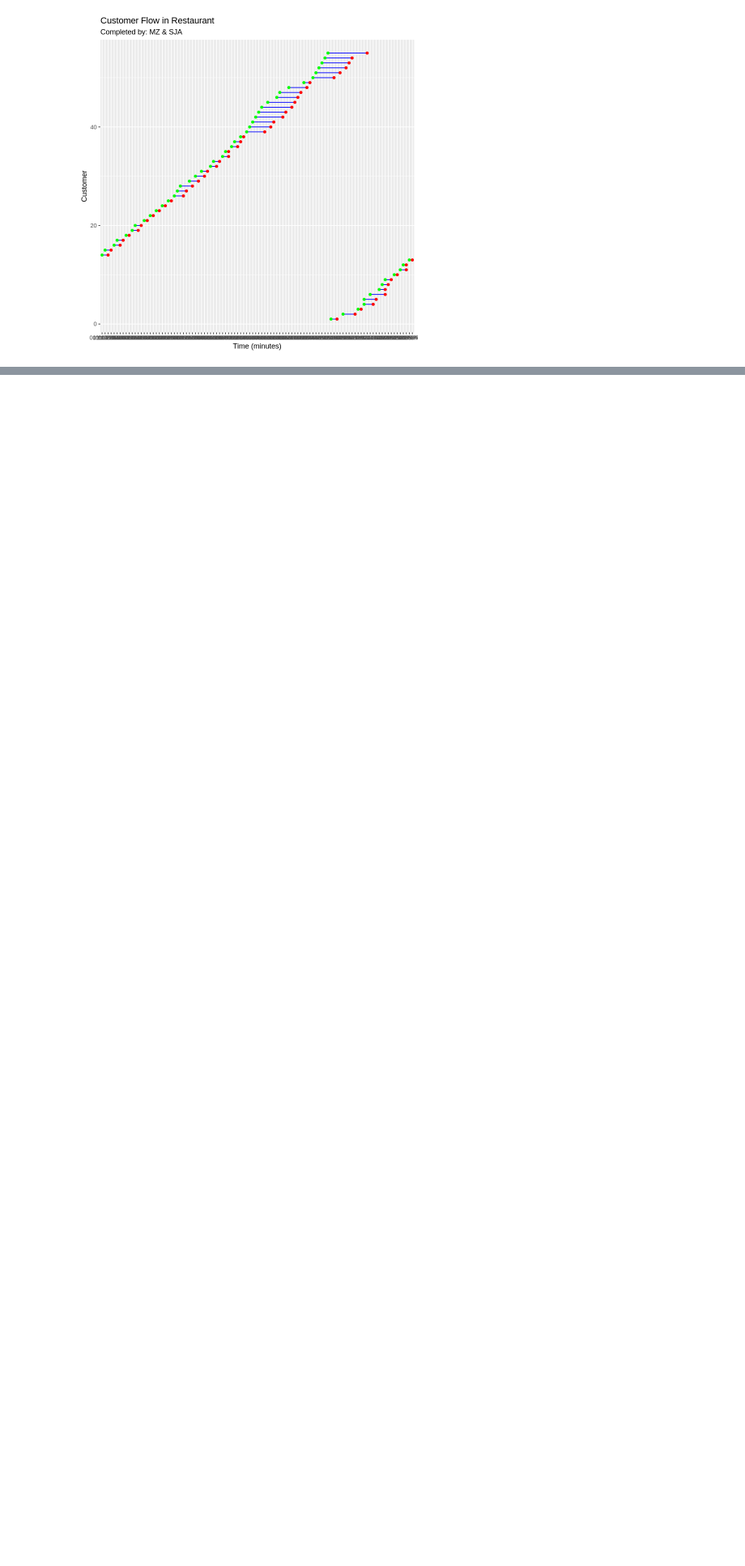
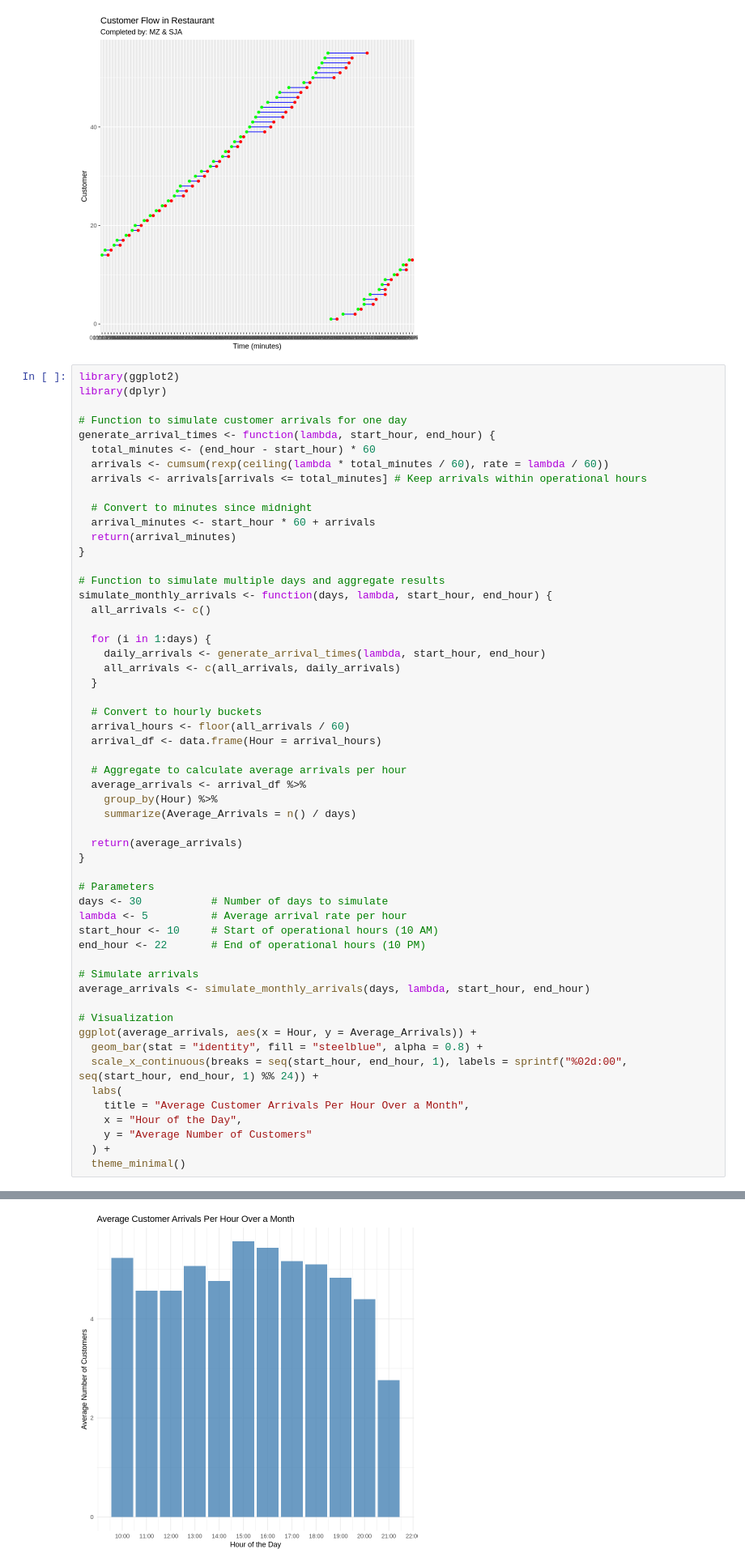
Before and after one commit to zoraizmohammad/dukeClasses, a Jupyter notebook: sta240/finalProject/STA240FinalSimulation.ipynb, the cells around one changed output, grey strips where cells are left out. Shown at 81% size. Drawn from its saved outputs; the diff is of its cells as text; blank space fills up the shorter version.

Commit message:
Making edits and more cumulative graphs.

```diff
--- a/sta240/finalProject/STA240FinalSimulation.ipynb
+++ b/sta240/finalProject/STA240FinalSimulation.ipynb
@@ -208,3 +208,59 @@ plot_simulation <- function(simulation) {
 plot_simulation(simulation_result)
 # %% [output]
 [figure]
+# %%
+library(ggplot2)
+library(dplyr)
+
+# Function to simulate customer arrivals for one day
+generate_arrival_times <- function(lambda, start_hour, end_hour) {
+  total_minutes <- (end_hour - start_hour) * 60
+  arrivals <- cumsum(rexp(ceiling(lambda * total_minutes / 60), rate = lambda / 60))
+  arrivals <- arrivals[arrivals <= total_minutes] # Keep arrivals within operational hours
+
+  # Convert to minutes since midnight
+  arrival_minutes <- start_hour * 60 + arrivals
+  return(arrival_minutes)
+}
+
+# Function to simulate multiple days and aggregate results
+simulate_monthly_arrivals <- function(days, lambda, start_hour, end_hour) {
+  all_arrivals <- c()
+
+  for (i in 1:days) {
+    daily_arrivals <- generate_arrival_times(lambda, start_hour, end_hour)
+    all_arrivals <- c(all_arrivals, daily_arrivals)
+  }
+
+  # Convert to hourly buckets
+  arrival_hours <- floor(all_arrivals / 60)
+  arrival_df <- data.frame(Hour = arrival_hours)
+
+  # Aggregate to calculate average arrivals per hour
+  average_arrivals <- arrival_df %>%
+    group_by(Hour) %>%
+    summarize(Average_Arrivals = n() / days)
+
+  return(average_arrivals)
+}
+
+# Parameters
+days <- 30           # Number of days to simulate
+lambda <- 5          # Average arrival rate per hour
+start_hour <- 10     # Start of operational hours (10 AM)
+end_hour <- 22       # End of operational hours (10 PM)
+
+# Simulate arrivals
+average_arrivals <- simulate_monthly_arrivals(days, lambda, start_hour, end_hour)
+
+# Visualization
+ggplot(average_arrivals, aes(x = Hour, y = Average_Arrivals)) +
+  geom_bar(stat = "identity", fill = "steelblue", alpha = 0.8) +
+  scale_x_continuous(breaks = seq(start_hour, end_hour, 1), labels = sprintf("%02d:00", seq(start_hour, end_hour, 1) %% 24)) +
+  labs(
+    title = "Average Customer Arrivals Per Hour Over a Month",
+    x = "Hour of the Day",
+    y = "Average Number of Customers"
+  ) +
+  theme_minimal()
+# %% [output]
@@ -210,0 +278 @@ plot_simulation(simulation_result)
+[figure, added]
```
Also changed, not shown: parts of 10 cells of this notebook.
